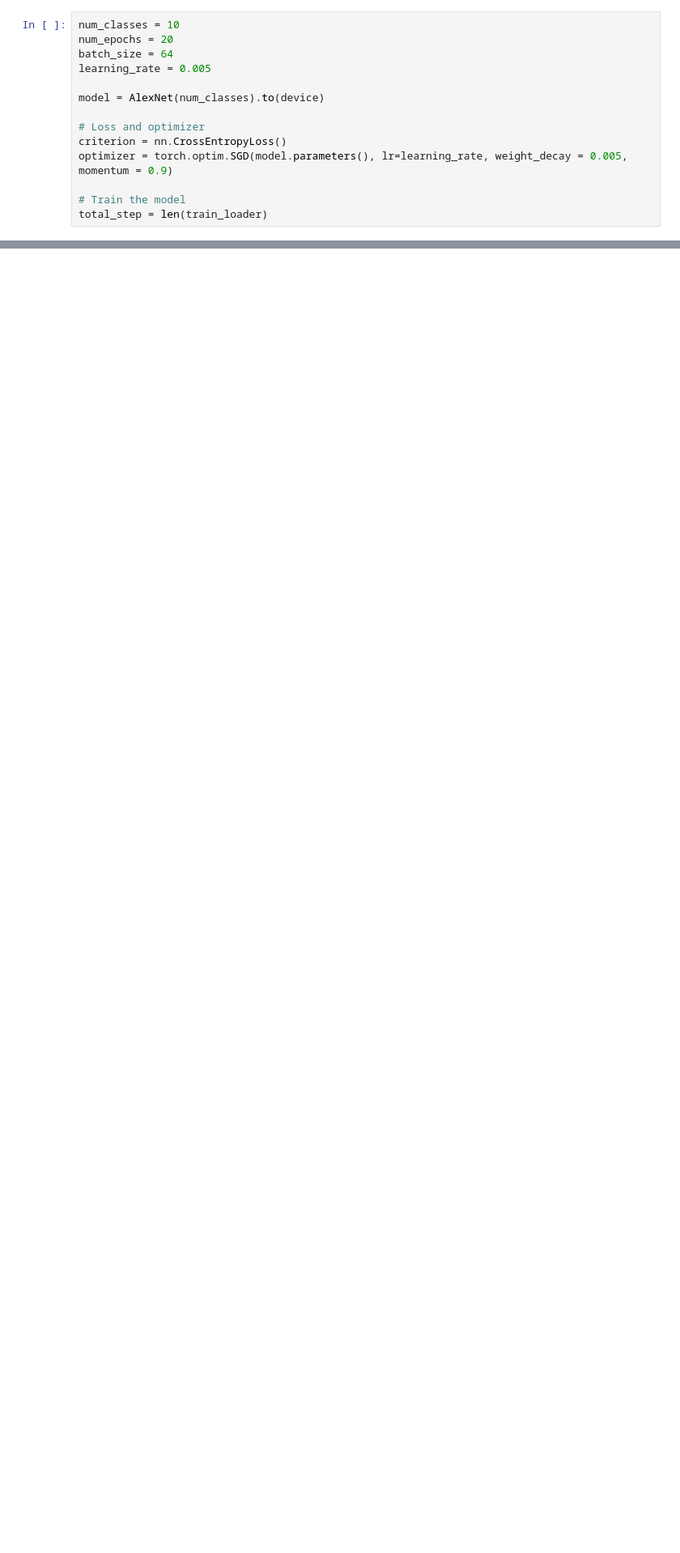
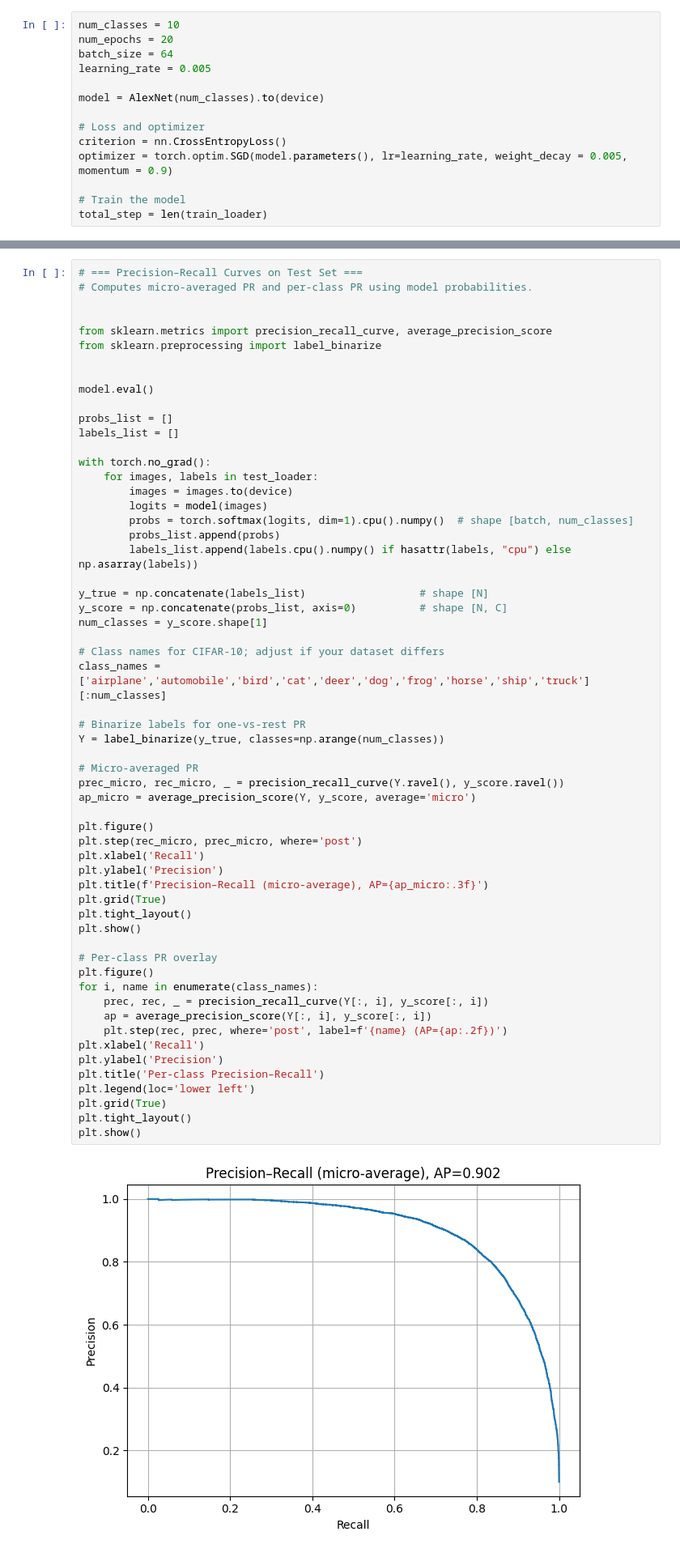
Before and after one commit to Johnmakuta/CIFAR-DL, a Jupyter notebook: test.ipynb, the cells around one changed output, grey strips where cells are left out. Shown at 81% size. Drawn from its saved outputs; the diff is of its cells as text; blank space fills up the shorter version.

```diff
--- a/test.ipynb
+++ b/test.ipynb
@@ -239,0 +297,60 @@ Accuracy of the network on the 10000 test images: 83.09 %
+# %%
+# === Precision–Recall Curves on Test Set ===
+# Computes micro-averaged PR and per-class PR using model probabilities.
+
+
+from sklearn.metrics import precision_recall_curve, average_precision_score
+from sklearn.preprocessing import label_binarize
+
+
+model.eval()
+
+probs_list = []
+labels_list = []
+
+with torch.no_grad():
+    for images, labels in test_loader:
+        images = images.to(device)
+        logits = model(images)
+        probs = torch.softmax(logits, dim=1).cpu().numpy()  # shape [batch, num_classes]
+        probs_list.append(probs)
+        labels_list.append(labels.cpu().numpy() if hasattr(labels, "cpu") else np.asarray(labels))
+
+y_true = np.concatenate(labels_list)                  # shape [N]
+y_score = np.concatenate(probs_list, axis=0)          # shape [N, C]
+num_classes = y_score.shape[1]
+
+# Class names for CIFAR-10; adjust if your dataset differs
+class_names = ['airplane','automobile','bird','cat','deer','dog','frog','horse','ship','truck'][:num_classes]
+
+# Binarize labels for one-vs-rest PR
+Y = label_binarize(y_true, classes=np.arange(num_classes))
+
+# Micro-averaged PR
+prec_micro, rec_micro, _ = precision_recall_curve(Y.ravel(), y_score.ravel())
+ap_micro = average_precision_score(Y, y_score, average='micro')
+
+plt.figure()
+plt.step(rec_micro, prec_micro, where='post')
+plt.xlabel('Recall')
+plt.ylabel('Precision')
+plt.title(f'Precision–Recall (micro-average), AP={ap_micro:.3f}')
+plt.grid(True)
+plt.tight_layout()
+plt.show()
+
+# Per-class PR overlay
+plt.figure()
+for i, name in enumerate(class_names):
+    prec, rec, _ = precision_recall_curve(Y[:, i], y_score[:, i])
+    ap = average_precision_score(Y[:, i], y_score[:, i])
+    plt.step(rec, prec, where='post', label=f'{name} (AP={ap:.2f})')
+plt.xlabel('Recall')
+plt.ylabel('Precision')
+plt.title('Per-class Precision–Recall')
+plt.legend(loc='lower left')
+plt.grid(True)
+plt.tight_layout()
+plt.show()
+# %% [output]
+[figure, added]
```
Also changed, not shown: parts of 8 cells of this notebook.
